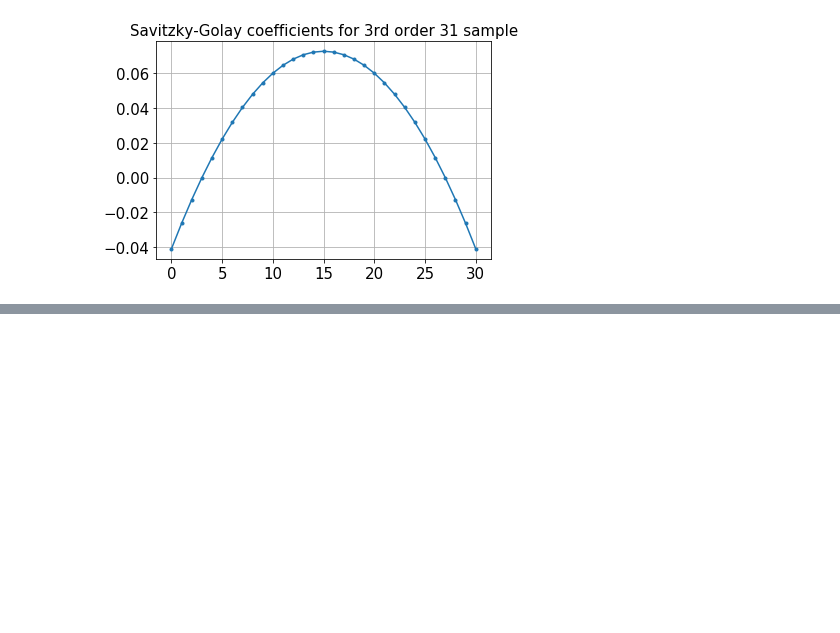
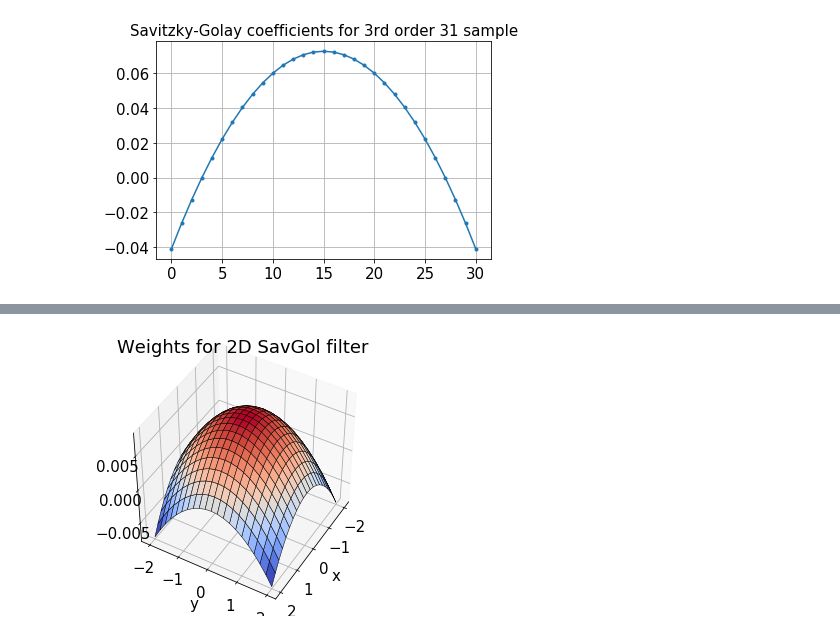
Before and after one commit to msakuta/notebooks, a Jupyter notebook: SavitzkyGolay.ipynb, the cells around one changed output, grey strips where cells are left out. Drawn from its saved outputs; the diff is of its cells as text; code cells hidden in the pictures; blank space fills up the shorter version.

```diff
--- a/SavitzkyGolay.ipynb
+++ b/SavitzkyGolay.ipynb
@@ -45,0 +77,11 @@ plt.savefig("../statistics/images/savgol-coeffs.pdf")
+# %%
+fig = plt.figure(figsize=(5,5))
+ax = fig.add_subplot(111, projection='3d')
+ax.plot_surface(xmesh, ymesh, R[0,:].reshape(len(vx), -1), cmap=cm.coolwarm, linewidth=0.5, edgecolor="k")
+ax.view_init(45, 30)
+plt.title('Weights for 2D SavGol filter')
+plt.xlabel('x')
+plt.ylabel('y')
+plt.savefig('../statistics/images/savgol2d.pdf')
+# %% [output]
+[figure, added]
```
Also changed, not shown: parts of 2 cells of this notebook.
